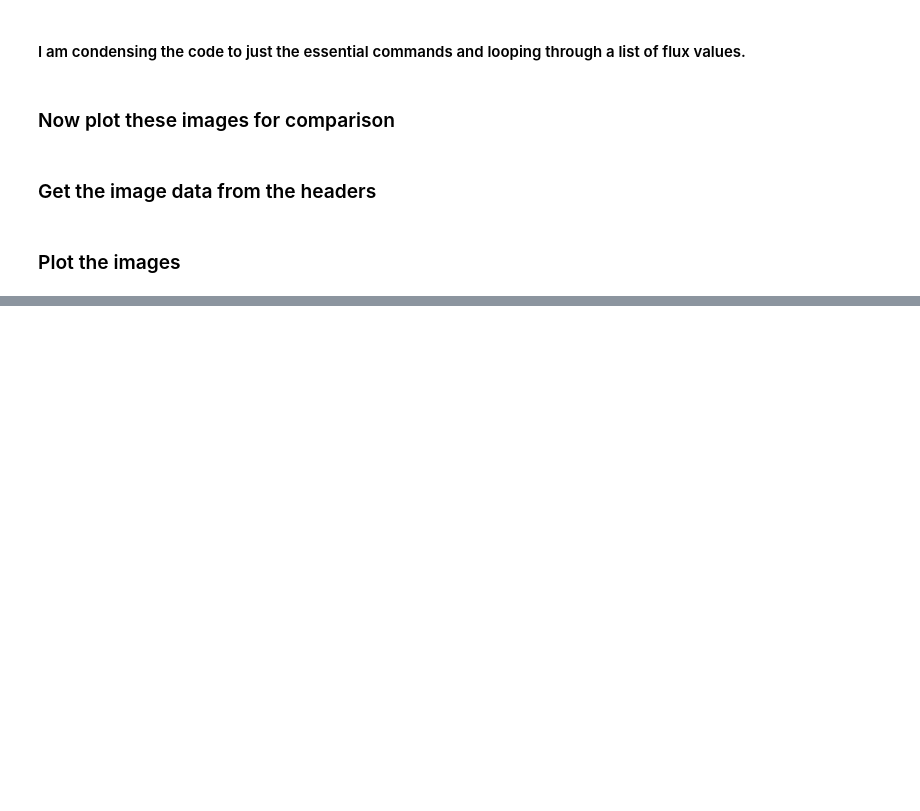
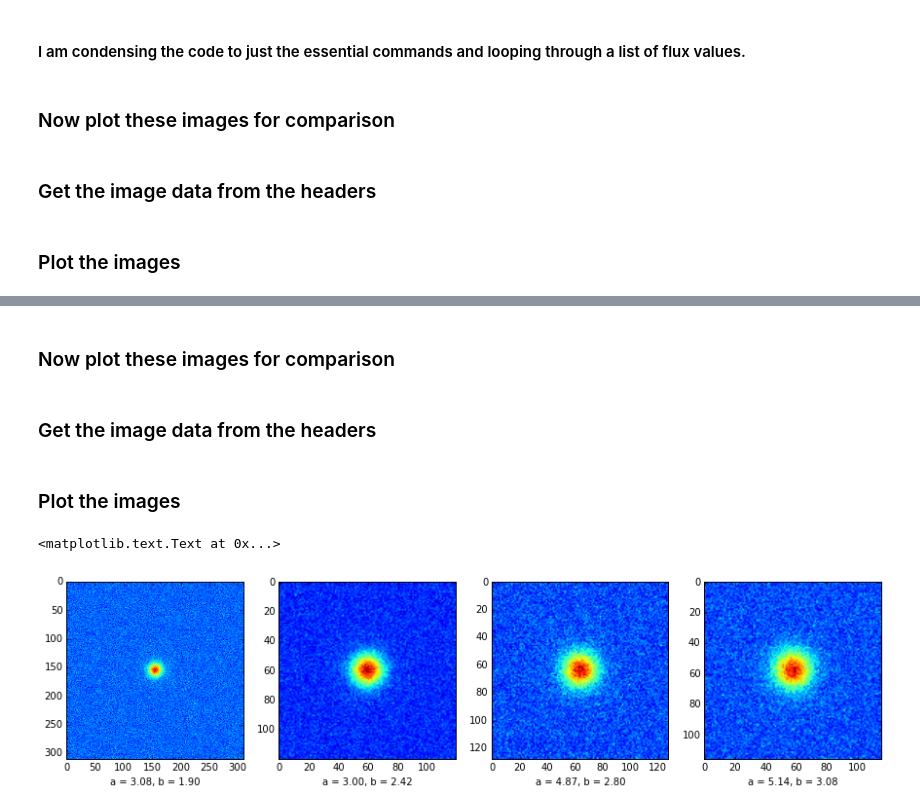
Before and after one commit to lmoustakas/lcolens, a Jupyter notebook: python/GalSim_Demo1.ipynb, the cells around one changed output, grey strips where cells are left out. Drawn from its saved outputs; the diff is of its cells as text; code cells hidden in the pictures; blank space fills up the shorter version.

Commit message:
Updating GalSim demo ipython notebook

```diff
--- a/python/GalSim_Demo1.ipynb
+++ b/python/GalSim_Demo1.ipynb
@@ -207,0 +261,2 @@ im.axes.set_xlabel("Flux = 5.e4")
+# %% [markdown]
+### Now plot these images for comparison
@@ -207,0 +268,36 @@ im.axes.set_xlabel("Flux = 5.e4")
+# %% [markdown]
+### Get the image data from the headers
+# %%
+hdus = pyfits.open("output/demo1_Moffat1.fits")
+data1 = hdus[0].data
+
+hdus = pyfits.open("output/demo1_Moffat2.fits")
+data2 = hdus[0].data
+
+hdus = pyfits.open("output/demo1_Moffat3.fits")
+data3 = hdus[0].data
+
+hdus = pyfits.open("output/demo1_Moffat4.fits")
+data4 = hdus[0].data
+# %% [markdown]
+### Plot the images
+# %%
+fig = plt.figure(figsize=(15, 5))
+plt.subplot(141)
+im = plt.imshow(data1)
+im.axes.set_xlabel("a = 3.08, b = 1.90")
+
+plt.subplot(142)
+im = plt.imshow(data2)
+im.axes.set_xlabel("a = 3.00, b = 2.42")
+
+plt.subplot(143)
+im = plt.imshow(data3)
+im.axes.set_xlabel("a = 4.87, b = 2.80")
+
+plt.subplot(144)
+im = plt.imshow(data4)
+im.axes.set_xlabel("a = 5.14, b = 3.08")
+# %% [output]
+<matplotlib.text.Text at 0x...>
+[figure, added]
```
Also changed, not shown: parts of 19 cells of this notebook.
